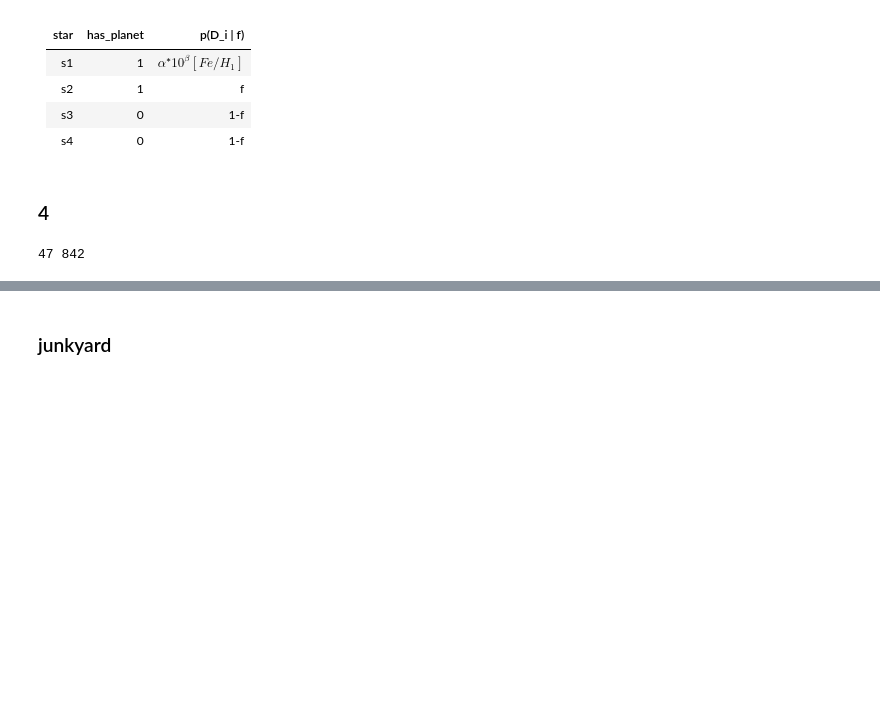
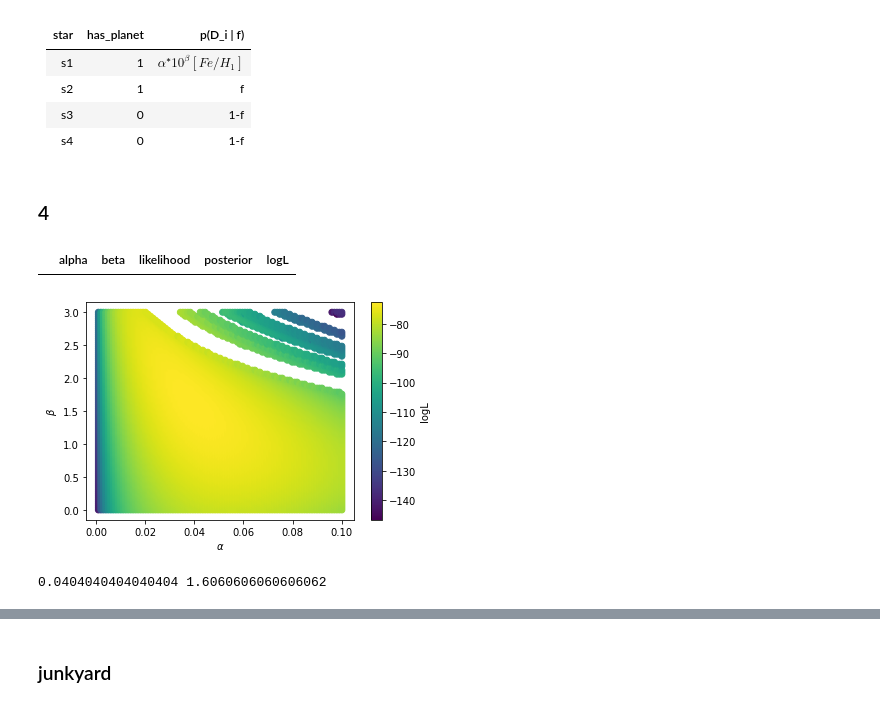
Before and after one commit to cl3425/uf-class-repo, a Jupyter notebook: exoplanets/final_project/final_project_lam.ipynb, the cells around one changed output, grey strips where cells are left out. Saved outputs shown, nothing was run; the diff lists cells and outputs as text; code cells hidden in the pictures; blank space fills up the shorter version.

```diff
--- a/exoplanets/final_project/final_project_lam.ipynb
+++ b/exoplanets/final_project/final_project_lam.ipynb
@@ -194,21 +194,22 @@ def calc_likelihood(metallicity, has_planet, a, b):
     likelihood = np.zeros(len(metallicity))
     has_planet = list(has_planet)
     for i, m in enumerate(metallicity):
-
-        # first apply the likelihood itself
         # decide whether f or 1-f
         if has_planet[i]=='P':
-            likelihood_elt = f(a, b, m)
+            likelihood[i] = f(a, b, m)
         elif has_planet[i]=='S':
-            likelihood_elt = 1-(f(a, b, m))
-
-        # then apply the prior
-        if (likelihood_elt <= 0.) or (likelihood_elt > 1.): # if out of bounds of U~[0,1] prior
-            pass
-        else:
-            likelihood[i] = likelihood_elt
+            likelihood[i] = 1-(f(a, b, m))
 
     return np.prod(likelihood)
+
+def apply_prior(likelihood):
+    # takes in array and does element-wise application of The Hammer
+    for i in range(len(likelihood)):
+        if (likelihood[i] <= 0.) or (likelihood[i] > 1.): # if out of bounds of U~[0,1] prior
+            likelihood[i] = 0
+        else:
+            pass
+    return likelihood
 
 @np.vectorize # for meshgrid version, not used but see junkyard
 def calc_likelihood_vectorized(metallicity, has_planet, a, b):
@@ -230,5 +231,56 @@ def calc_likelihood_vectorized(metallicity, has_planet, a, b):
         pass
     else:
         return likelihood_elt
-# %% [output]
-47 842
+# %%
+posteriors.loc[posteriors.likelihood > 1]
+# %% [output]
+|  | alpha | beta | likelihood | posterior | logL |
+# %%
+from itertools import product
+
+alphas = np.linspace(0, 0.1, 100)
+betas = np.linspace(0, 3, 100)
+
+# turn Cartesian product of alpha and beta into a DataFrame for easier plotting later
+posteriors = pd.DataFrame({'alpha': alphas, 'beta': betas})
+combos = [posteriors[col].unique().tolist() for col in posteriors.columns]
+posteriors = pd.DataFrame(product(*combos), columns = posteriors.columns)
+
+likelihoods = []
+for a in alphas:
+    for b in betas:
+        likelihood = calc_likelihood(has_label['logFeH'], has_label['f_id'], a, b)
+        #print(np.log10(likelihood))
+        likelihoods.append(likelihood)
+
+posteriors['likelihood'] = likelihoods
+posteriors['posterior'] = apply_prior(likelihoods)
+#print(likelihoods)
+posteriors['logL'] = np.log10(posteriors.posterior)
+#print(max(posteriors.logL))
+#posteriors = posteriors.replace(-np.inf, np.nan)
+#posteriors = posteriors.dropna(subset=['logL'])
+
+"""
+plt.scatter(posteriors.alpha, posteriors.beta, c=posteriors.likelihood)
+plt.xlabel(r'$\alpha$')
+plt.ylabel(r'$\beta$')
+cbar = plt.colorbar()
+cbar.set_label('likelihood')
+plt.show()
+"""
+
+plt.scatter(posteriors.alpha, posteriors.beta, c=posteriors.logL)
+plt.xlabel(r'$\alpha$')
+plt.ylabel(r'$\beta$')
+cbar = plt.colorbar()
+cbar.set_label('logL')
+plt.show()
+
+### find best alpha and beta
+argmax = posteriors.logL.idxmax()
+best_alpha, best_beta = posteriors.iloc[argmax].alpha, posteriors.iloc[argmax].beta
+print(best_alpha, best_beta)
+# %% [output]
+[figure, added]
+0.0404040404040404 1.6060606060606062
```
Also changed, not shown: parts of 4 cells of this notebook.
